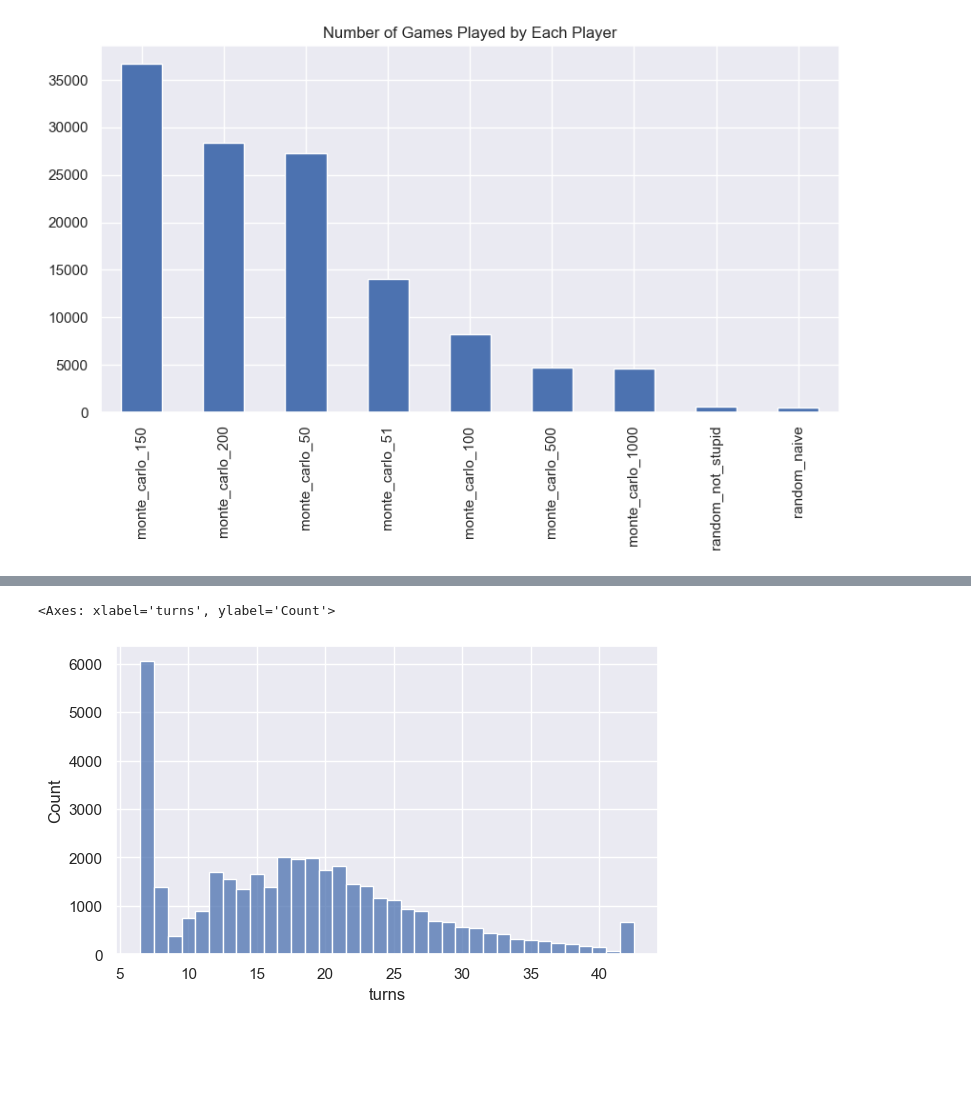
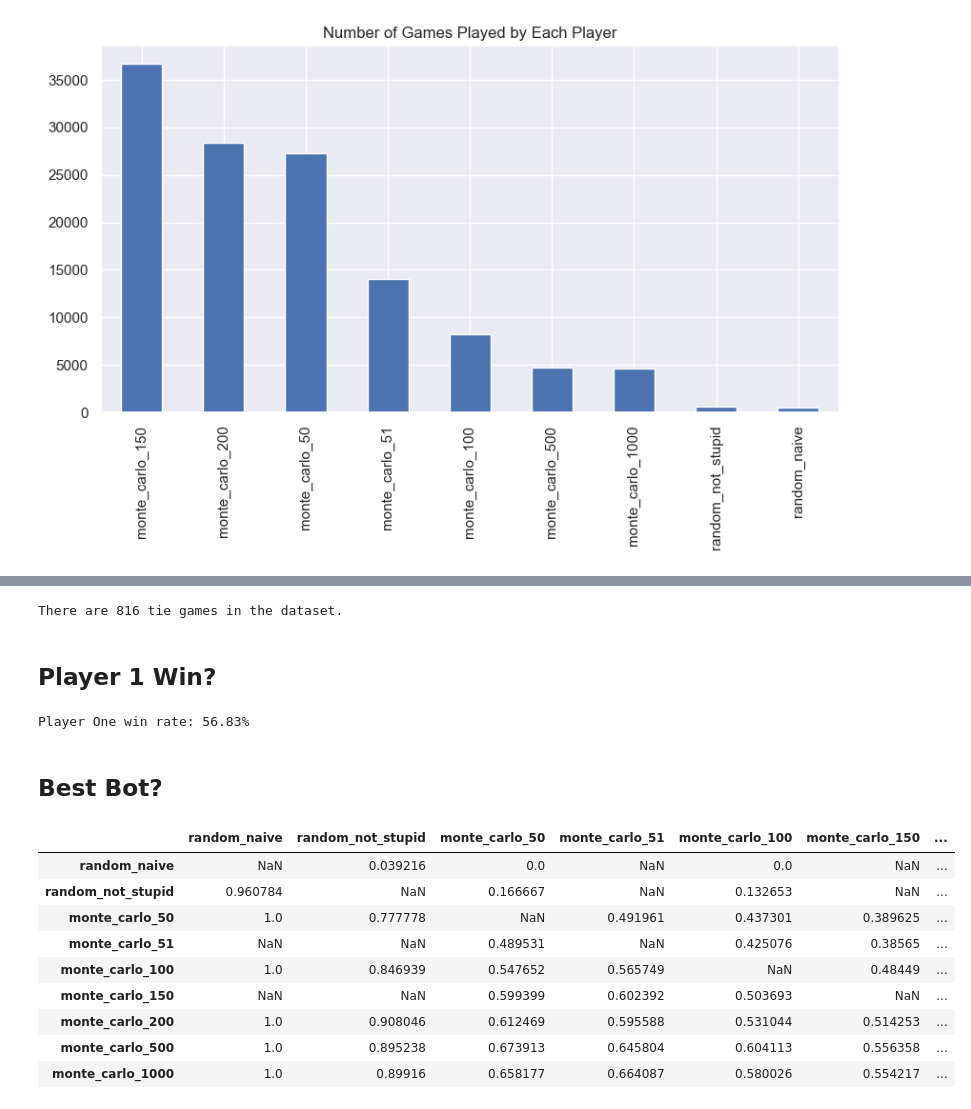
Before and after one commit to Brandt-moreThan4/ConnectFour, a Jupyter notebook: notebooks/simulation_analysis_arena_vc.ipynb, the cells around one changed output, grey strips where cells are left out. Drawn from its saved outputs; the diff is of its cells as text; code cells hidden in the pictures; blank space fills up the shorter version.

```diff
--- a/notebooks/simulation_analysis_arena_vc.ipynb
+++ b/notebooks/simulation_analysis_arena_vc.ipynb
@@ -282,7 +135,45 @@ monte_carlo_1000
-# %%
-# turn_distribution = data_df.turns.value_counts()
-fig, ax = plt.subplots(figsize = (7, 4))
-sns.histplot(data_df.turns, ax=ax,binwidth=1, discrete=True)
-# %% [output]
-<Axes: xlabel='turns', ylabel='Count'>
-[figure, removed]
+# %%
+ties = (data_df_1.winner_id == 'Tie').sum()
+print(f'There are {ties} tie games in the dataset.')
+# %% [output]
+There are 816 tie games in the dataset.
+# %% [markdown]
+## Player 1 Win?
+# %%
+data_df_1['player_one_win'] = data_df_1.winner_id == data_df_1.player_one_id
+player_one_win_rate = data_df_1.player_one_win.mean()
+print(f'Player One win rate: {player_one_win_rate:.2%}')
+# %% [output]
+Player One win rate: 56.83%
+# %% [markdown]
+## Best Bot?
+# %%
+games_played_df = pd.DataFrame(columns=unique_players, index=unique_players)
+win_rates_df = pd.DataFrame(columns=unique_players, index=unique_players)
+
+# Iterate through each each cell in the matrix and calculate the win rate of the row player against the column player
+for row_player in unique_players:
+    for col_player in unique_players:
+        if row_player == col_player:
+            continue
+
+        mask = (data_df_1[row_player] & data_df_1[col_player])
+        games_df = data_df_1[mask]
+        games_played = len(games_df)
+        row_player_wins = games_df.winner_id.eq(row_player).sum() / games_played
+        win_rates_df.loc[row_player, col_player] = row_player_wins
+        games_played_df.loc[row_player, col_player] = games_played
+
+win_rates_df
+# games_played_df
+# %% [output]
+|  | random_naive | random_not_stupid | monte_carlo_50 | monte_carlo_51 | monte_carlo_100 | monte_carlo_150 | ... |
+| random_naive | NaN | 0.039216 | 0.0 | NaN | 0.0 | NaN | ... |
+| random_not_stupid | 0.960784 | NaN | 0.166667 | NaN | 0.132653 | NaN | ... |
+| monte_carlo_50 | 1.0 | 0.777778 | NaN | 0.491961 | 0.437301 | 0.389625 | ... |
+| monte_carlo_51 | NaN | NaN | 0.489531 | NaN | 0.425076 | 0.38565 | ... |
+| monte_carlo_100 | 1.0 | 0.846939 | 0.547652 | 0.565749 | NaN | 0.48449 | ... |
+| monte_carlo_150 | NaN | NaN | 0.599399 | 0.602392 | 0.503693 | NaN | ... |
+| monte_carlo_200 | 1.0 | 0.908046 | 0.612469 | 0.595588 | 0.531044 | 0.514253 | ... |
+| monte_carlo_500 | 1.0 | 0.895238 | 0.673913 | 0.645804 | 0.604113 | 0.556358 | ... |
+| monte_carlo_1000 | 1.0 | 0.89916 | 0.658177 | 0.664087 | 0.580026 | 0.554217 | ... |
```
Also changed, not shown: parts of 13 cells of this notebook.
